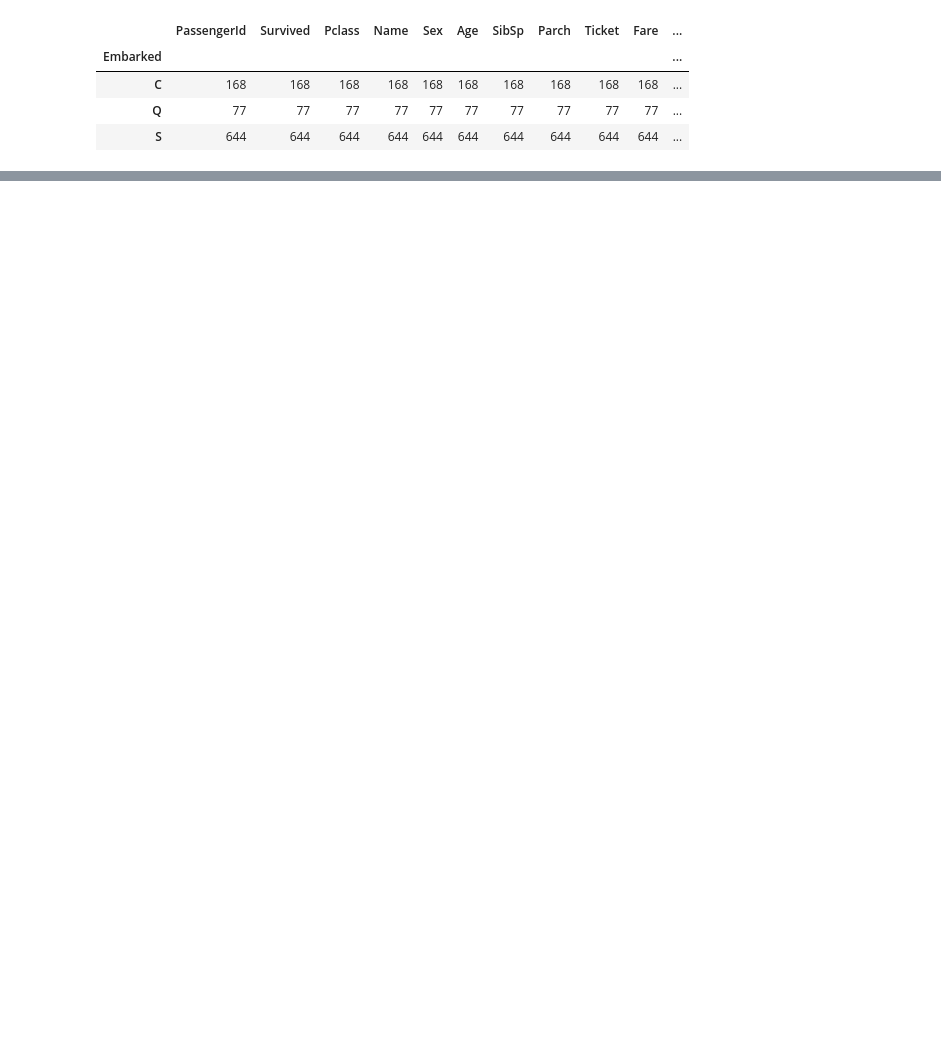
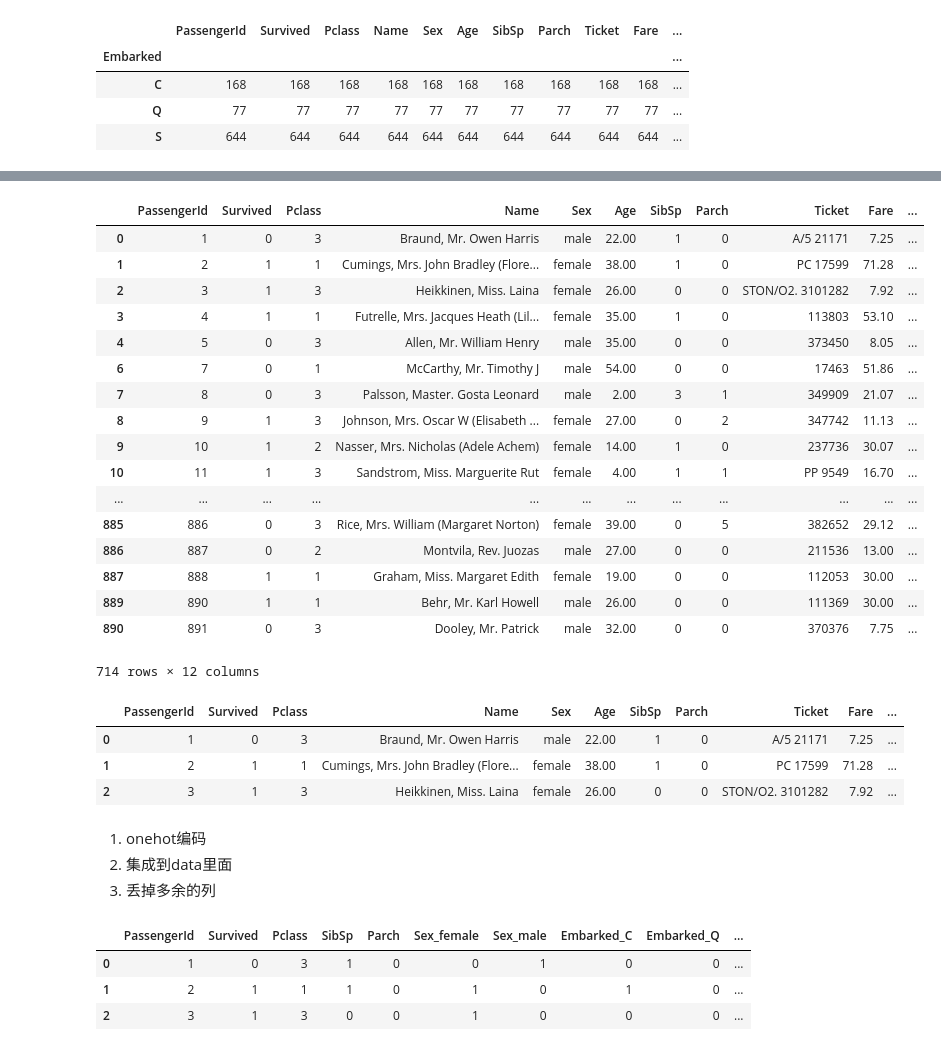
Before and after one commit to sunzhicheng369/titan, a Jupyter notebook: titan.ipynb, the cells around one changed output, grey strips where cells are left out. Saved outputs shown, nothing was run; the diff lists cells and outputs as text; code cells hidden in the pictures; blank space fills up the shorter version.

```diff
--- a/titan.ipynb
+++ b/titan.ipynb
@@ -868,0 +1067,39 @@ Embarked [ 93  30 217]
+# %%
+# 先操作非空的，如果顺序操作反了，就都成空的了
+# 只能操作一次
+def process_cabin(df):
+    df.loc[df['Cabin'].notnull(),'Cabin']=1
+    df.loc[df['Cabin'].isnull(),'Cabin']=0
+    df.head(5)
+    return df
+# process_cabin(data)
+# %% [output]
+|  | PassengerId | Survived | Pclass | Name | Sex | Age | SibSp | Parch | Ticket | Fare | ... |
+| 0 | 1 | 0 | 3 | Braund, Mr. Owen Harris | male | 22.00 | 1 | 0 | A/5 21171 | 7.25 | ... |
+| 1 | 2 | 1 | 1 | Cumings, Mrs. John Bradley (Flore... | female | 38.00 | 1 | 0 | PC 17599 | 71.28 | ... |
+| 2 | 3 | 1 | 3 | Heikkinen, Miss. Laina | female | 26.00 | 0 | 0 | STON/O2. 3101282 | 7.92 | ... |
+| 3 | 4 | 1 | 1 | Futrelle, Mrs. Jacques Heath (Lil... | female | 35.00 | 1 | 0 | 113803 | 53.10 | ... |
+| 4 | 5 | 0 | 3 | Allen, Mr. William Henry | male | 35.00 | 0 | 0 | 373450 | 8.05 | ... |
+| 6 | 7 | 0 | 1 | McCarthy, Mr. Timothy J | male | 54.00 | 0 | 0 | 17463 | 51.86 | ... |
+| 7 | 8 | 0 | 3 | Palsson, Master. Gosta Leonard | male | 2.00 | 3 | 1 | 349909 | 21.07 | ... |
+| 8 | 9 | 1 | 3 | Johnson, Mrs. Oscar W (Elisabeth ... | female | 27.00 | 0 | 2 | 347742 | 11.13 | ... |
+| 9 | 10 | 1 | 2 | Nasser, Mrs. Nicholas (Adele Achem) | female | 14.00 | 1 | 0 | 237736 | 30.07 | ... |
+| 10 | 11 | 1 | 3 | Sandstrom, Miss. Marguerite Rut | female | 4.00 | 1 | 1 | PP 9549 | 16.70 | ... |
+| ... | ... | ... | ... | ... | ... | ... | ... | ... | ... | ... | ... |
+| 885 | 886 | 0 | 3 | Rice, Mrs. William (Margaret Norton) | female | 39.00 | 0 | 5 | 382652 | 29.12 | ... |
+| 886 | 887 | 0 | 2 | Montvila, Rev. Juozas | male | 27.00 | 0 | 0 | 211536 | 13.00 | ... |
+| 887 | 888 | 1 | 1 | Graham, Miss. Margaret Edith | female | 19.00 | 0 | 0 | 112053 | 30.00 | ... |
+| 889 | 890 | 1 | 1 | Behr, Mr. Karl Howell | male | 26.00 | 0 | 0 | 111369 | 30.00 | ... |
+| 890 | 891 | 0 | 3 | Dooley, Mr. Patrick | male | 32.00 | 0 | 0 | 370376 | 7.75 | ... |
+714 rows × 12 columns
+# %%
+data.head(3)
+# %% [output]
+|  | PassengerId | Survived | Pclass | Name | Sex | Age | SibSp | Parch | Ticket | Fare | ... |
+| 0 | 1 | 0 | 3 | Braund, Mr. Owen Harris | male | 22.00 | 1 | 0 | A/5 21171 | 7.25 | ... |
+| 1 | 2 | 1 | 1 | Cumings, Mrs. John Bradley (Flore... | female | 38.00 | 1 | 0 | PC 17599 | 71.28 | ... |
+| 2 | 3 | 1 | 3 | Heikkinen, Miss. Laina | female | 26.00 | 0 | 0 | STON/O2. 3101282 | 7.92 | ... |
+# %% [markdown]
+1. onehot编码
+2. 集成到data里面
+3. 丢掉多余的列
@@ -868,0 +1119,11 @@ Embarked [ 93  30 217]
+# %%
+data = pd.read_csv('./train.csv')
+p1 = process_cabin(data)
+p2 = one_hot(p1)
+p3 = drop_col(p2)
+p3.head(3)
+# %% [output]
+|  | PassengerId | Survived | Pclass | SibSp | Parch | Sex_female | Sex_male | Embarked_C | Embarked_Q | ... |
+| 0 | 1 | 0 | 3 | 1 | 0 | 0 | 1 | 0 | 0 | ... |
+| 1 | 2 | 1 | 1 | 1 | 0 | 1 | 0 | 1 | 0 | ... |
+| 2 | 3 | 1 | 3 | 0 | 0 | 1 | 0 | 0 | 0 | ... |
```
Also changed, not shown: parts of 43 cells of this notebook, 2 other files.
